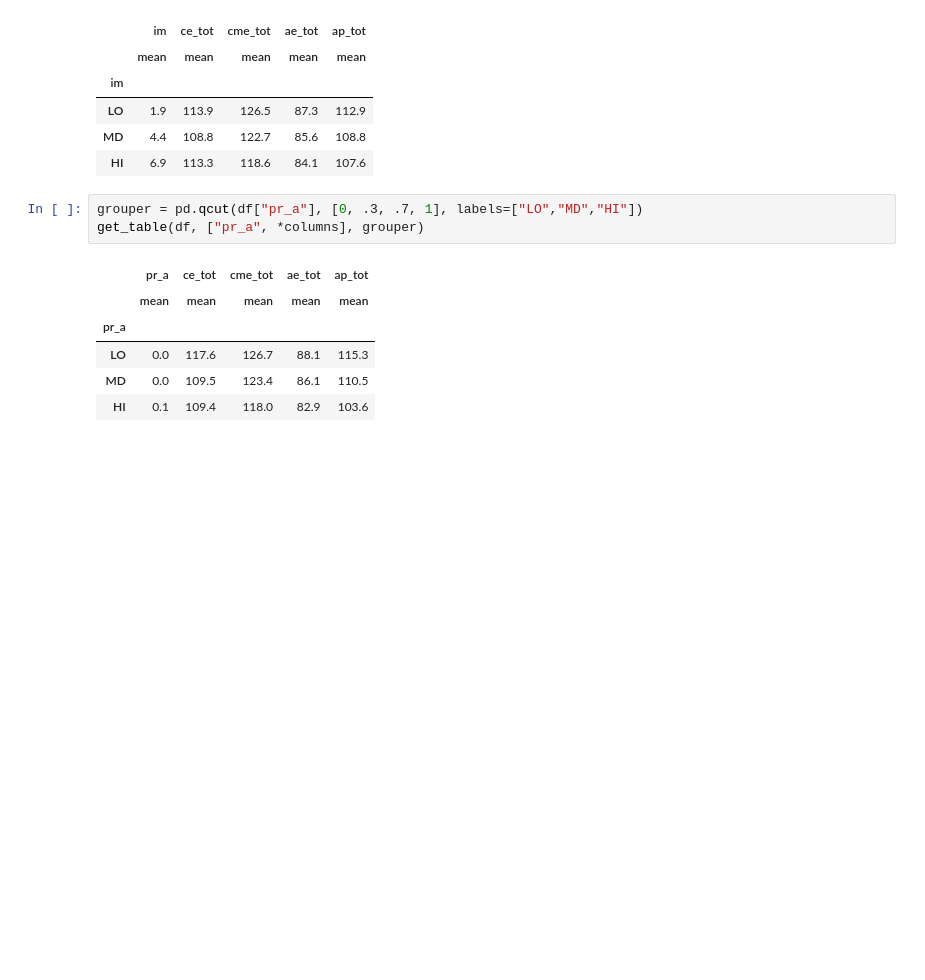
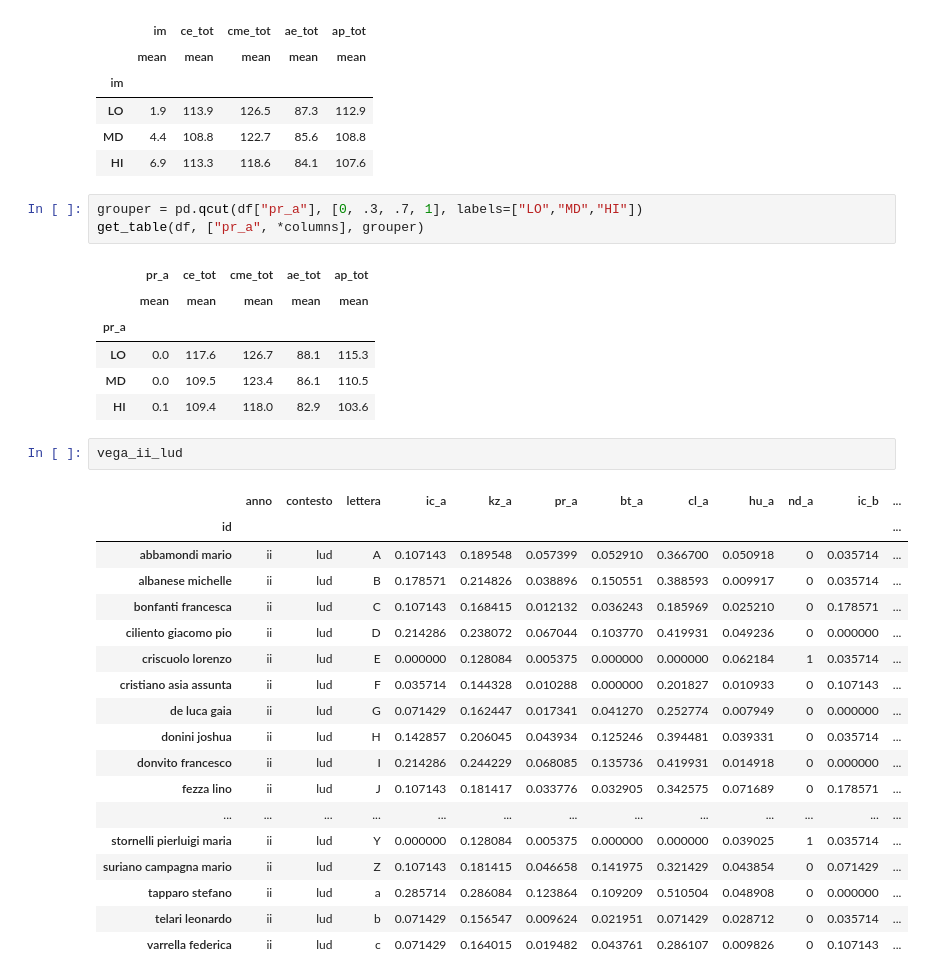
Before and after one commit to alkaest2002/abgrid, a Jupyter notebook: ipython/eda.ipynb, the cells around one changed output. Drawn from its saved outputs; the diff is of its cells as text; blank space fills up the shorter version.

```diff
--- a/ipython/eda.ipynb
+++ b/ipython/eda.ipynb
@@ -193,3 +193,24 @@ get_table(df, ["pr_a", *columns], grouper)
 | LO | 0.0 | 117.6 | 126.7 | 88.1 | 115.3 |
 | MD | 0.0 | 109.5 | 123.4 | 86.1 | 110.5 |
 | HI | 0.1 | 109.4 | 118.0 | 82.9 | 103.6 |
+# %%
+vega_ii_lud
+# %% [output]
+|  | anno | contesto | lettera | ic_a | kz_a | pr_a | bt_a | cl_a | hu_a | nd_a | ic_b | ... |
+| id |  |  |  |  |  |  |  |  |  |  |  | ... |
+| abbamondi mario | ii | lud | A | 0.107143 | 0.189548 | 0.057399 | 0.052910 | 0.366700 | 0.050918 | 0 | 0.035714 | ... |
+| albanese michelle | ii | lud | B | 0.178571 | 0.214826 | 0.038896 | 0.150551 | 0.388593 | 0.009917 | 0 | 0.035714 | ... |
+| bonfanti francesca | ii | lud | C | 0.107143 | 0.168415 | 0.012132 | 0.036243 | 0.185969 | 0.025210 | 0 | 0.178571 | ... |
+| ciliento giacomo pio | ii | lud | D | 0.214286 | 0.238072 | 0.067044 | 0.103770 | 0.419931 | 0.049236 | 0 | 0.000000 | ... |
+| criscuolo lorenzo | ii | lud | E | 0.000000 | 0.128084 | 0.005375 | 0.000000 | 0.000000 | 0.062184 | 1 | 0.035714 | ... |
+| cristiano asia assunta | ii | lud | F | 0.035714 | 0.144328 | 0.010288 | 0.000000 | 0.201827 | 0.010933 | 0 | 0.107143 | ... |
+| de luca gaia | ii | lud | G | 0.071429 | 0.162447 | 0.017341 | 0.041270 | 0.252774 | 0.007949 | 0 | 0.000000 | ... |
+| donini joshua | ii | lud | H | 0.142857 | 0.206045 | 0.043934 | 0.125246 | 0.394481 | 0.039331 | 0 | 0.035714 | ... |
+| donvito francesco | ii | lud | I | 0.214286 | 0.244229 | 0.068085 | 0.135736 | 0.419931 | 0.014918 | 0 | 0.000000 | ... |
+| fezza lino | ii | lud | J | 0.107143 | 0.181417 | 0.033776 | 0.032905 | 0.342575 | 0.071689 | 0 | 0.178571 | ... |
+| ... | ... | ... | ... | ... | ... | ... | ... | ... | ... | ... | ... | ... |
+| stornelli pierluigi maria | ii | lud | Y | 0.000000 | 0.128084 | 0.005375 | 0.000000 | 0.000000 | 0.039025 | 1 | 0.035714 | ... |
+| suriano campagna mario | ii | lud | Z | 0.107143 | 0.181415 | 0.046658 | 0.141975 | 0.321429 | 0.043854 | 0 | 0.071429 | ... |
+| tapparo stefano | ii | lud | a | 0.285714 | 0.286084 | 0.123864 | 0.109209 | 0.510504 | 0.048908 | 0 | 0.000000 | ... |
+| telari leonardo | ii | lud | b | 0.071429 | 0.156547 | 0.009624 | 0.021951 | 0.071429 | 0.028712 | 0 | 0.035714 | ... |
+| varrella federica | ii | lud | c | 0.071429 | 0.164015 | 0.019482 | 0.043761 | 0.286107 | 0.009826 | 0 | 0.107143 | ... |
```
Also changed, not shown: 1 other file.
